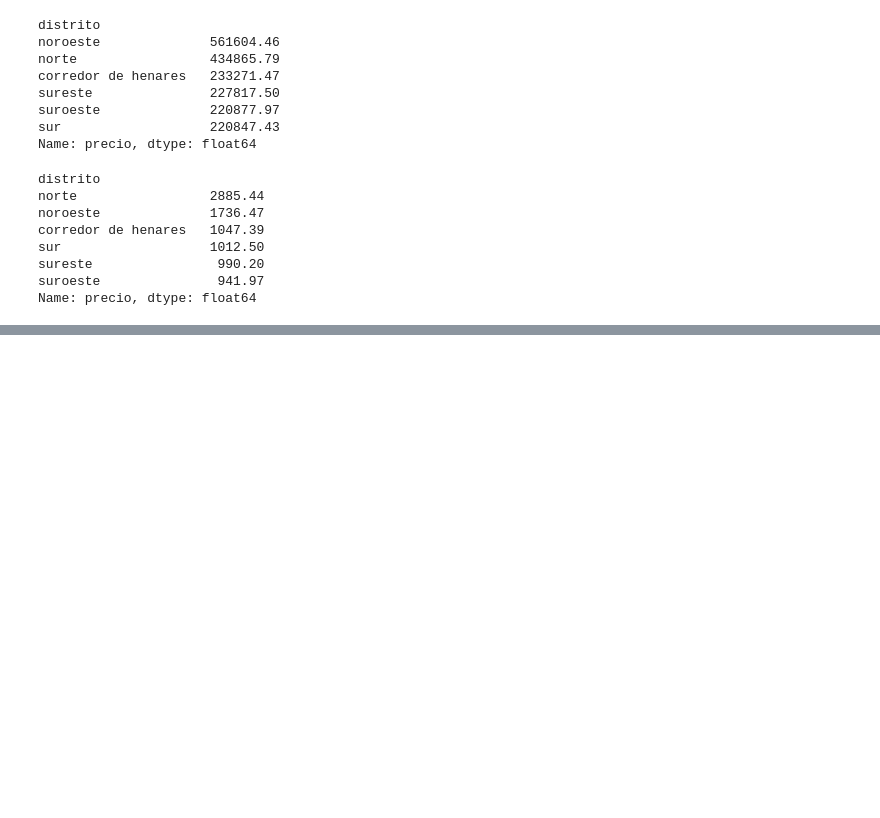
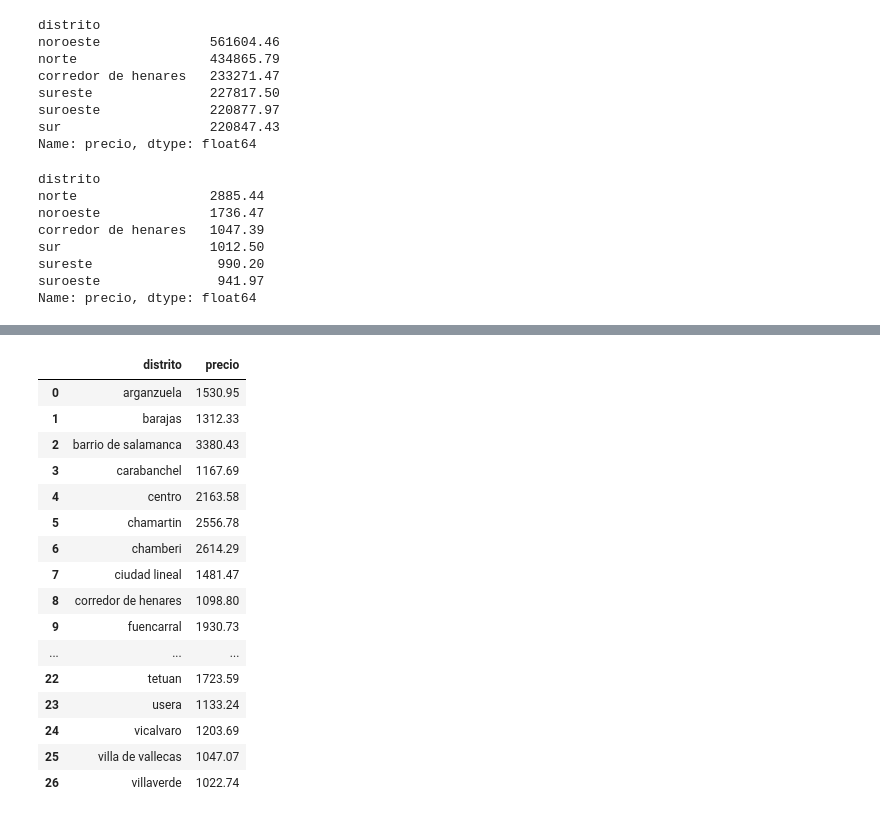
Before and after one commit to Gbau11/Analisis-de-la-vivienda-Idealista, a Jupyter notebook: jupyter/analisis_exploratorio/analisis_explo.ipynb, the cells around one changed output, grey strips where cells are left out. Drawn from its saved outputs; the diff is of its cells as text; code cells hidden in the pictures; blank space fills up the shorter version.

Commit message:
tableau

```diff
--- a/jupyter/analisis_exploratorio/analisis_explo.ipynb
+++ b/jupyter/analisis_exploratorio/analisis_explo.ipynb
@@ -1518,0 +1575,20 @@ alquiler_ext.to_csv('alquiler_ext_limp.csv', index=False)
+# %%
+media
+# %% [output]
+|  | distrito | precio |
+| 0 | arganzuela | 1530.95 |
+| 1 | barajas | 1312.33 |
+| 2 | barrio de salamanca | 3380.43 |
+| 3 | carabanchel | 1167.69 |
+| 4 | centro | 2163.58 |
+| 5 | chamartin | 2556.78 |
+| 6 | chamberi | 2614.29 |
+| 7 | ciudad lineal | 1481.47 |
+| 8 | corredor de henares | 1098.80 |
+| 9 | fuencarral | 1930.73 |
+| ... | ... | ... |
+| 22 | tetuan | 1723.59 |
+| 23 | usera | 1133.24 |
+| 24 | vicalvaro | 1203.69 |
+| 25 | villa de vallecas | 1047.07 |
+| 26 | villaverde | 1022.74 |
```
Also changed, not shown: parts of 118 cells of this notebook, 3 other files.
